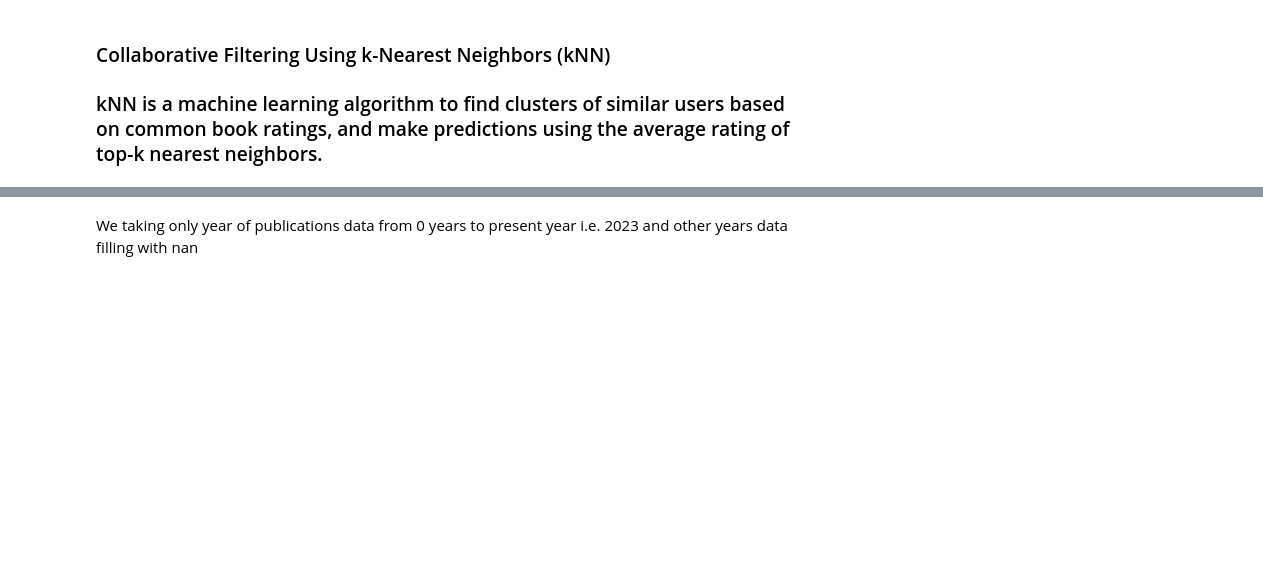
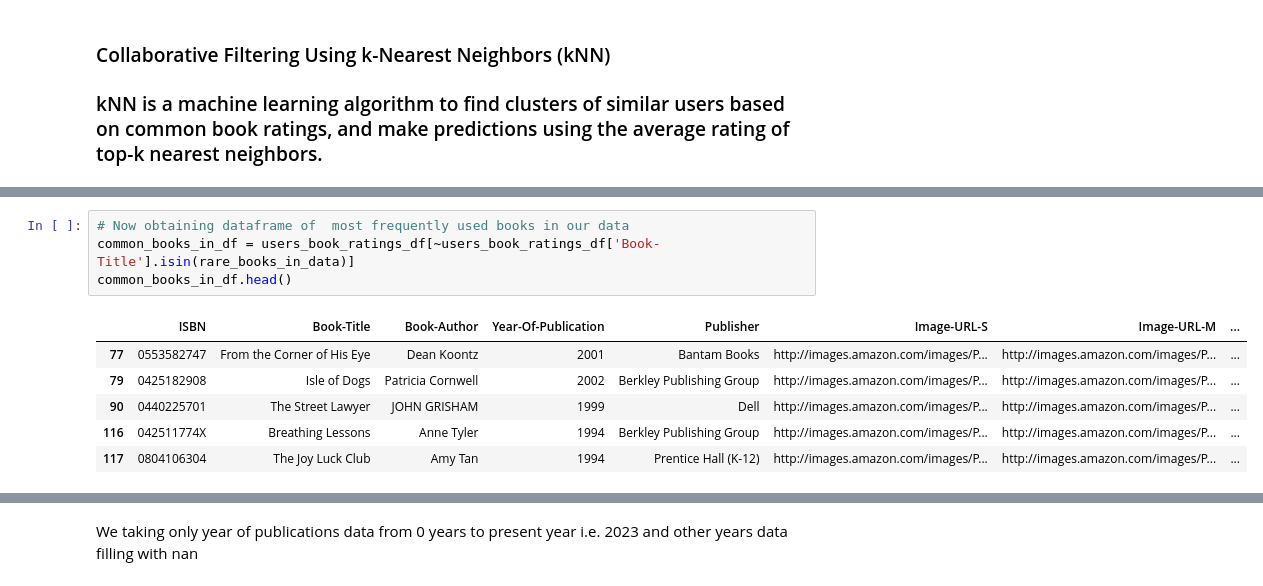
Before and after one commit to Suraj-7077/Unsupervised-ML-Book-Recommendation-system-Model, a Jupyter notebook: Unsupervised_ML_Capstone_Project_IV_.ipynb, the cells around one changed output, grey strips where cells are left out. Cells and saved outputs as stored; diff of their text form; blank space fills up the shorter version.

```diff
--- a/Unsupervised_ML_Capstone_Project_IV_.ipynb
+++ b/Unsupervised_ML_Capstone_Project_IV_.ipynb
@@ -1127,0 +1232,11 @@ and there are some outliers also present. i.e. there are some book publications
+# %%
+# Now obtaining dataframe of  most frequently used books in our data
+common_books_in_df = users_book_ratings_df[~users_book_ratings_df['Book-Title'].isin(rare_books_in_data)]
+common_books_in_df.head()
+# %% [output]
+|  | ISBN | Book-Title | Book-Author | Year-Of-Publication | Publisher | Image-URL-S | Image-URL-M | ... |
+| 77 | 0553582747 | From the Corner of His Eye | Dean Koontz | 2001 | Bantam Books | http://images.amazon.com/images/P... | http://images.amazon.com/images/P... | ... |
+| 79 | 0425182908 | Isle of Dogs | Patricia Cornwell | 2002 | Berkley Publishing Group | http://images.amazon.com/images/P... | http://images.amazon.com/images/P... | ... |
+| 90 | 0440225701 | The Street Lawyer | JOHN GRISHAM | 1999 | Dell | http://images.amazon.com/images/P... | http://images.amazon.com/images/P... | ... |
+| 116 | 042511774X | Breathing Lessons | Anne Tyler | 1994 | Berkley Publishing Group | http://images.amazon.com/images/P... | http://images.amazon.com/images/P... | ... |
+| 117 | 0804106304 | The Joy Luck Club | Amy Tan | 1994 | Prentice Hall (K-12) | http://images.amazon.com/images/P... | http://images.amazon.com/images/P... | ... |
```
Also changed, not shown: parts of 48 cells of this notebook.
